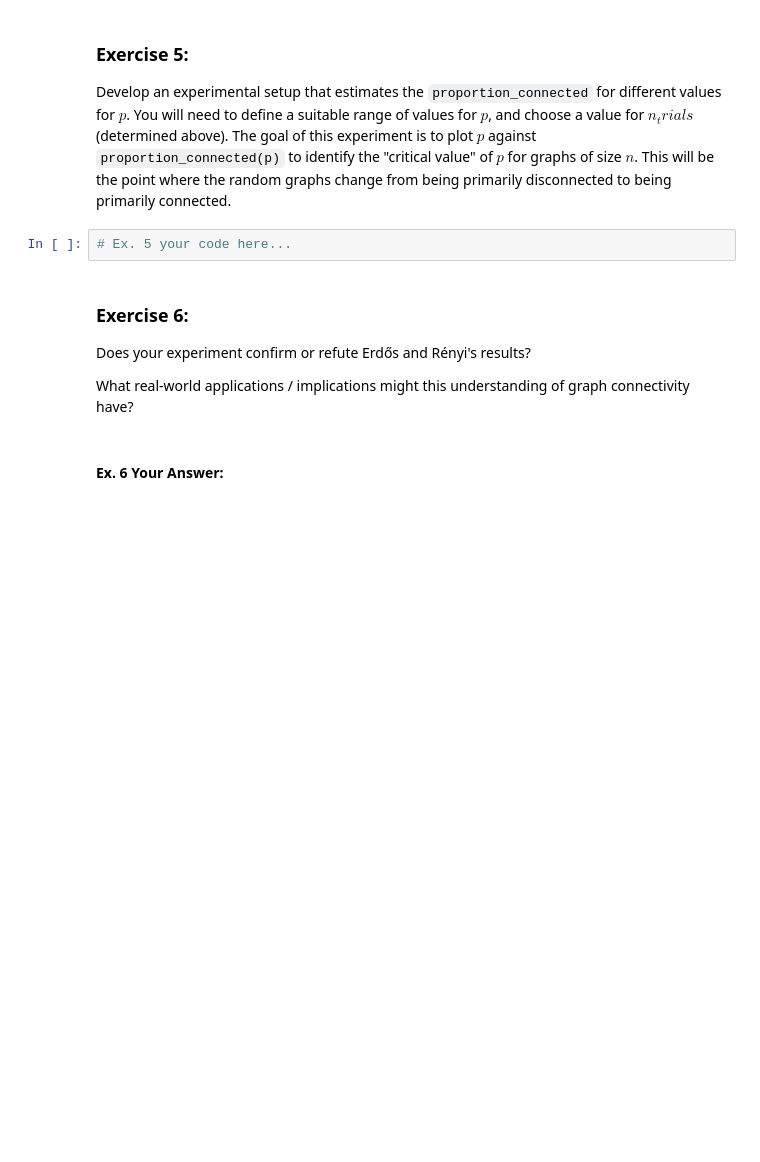
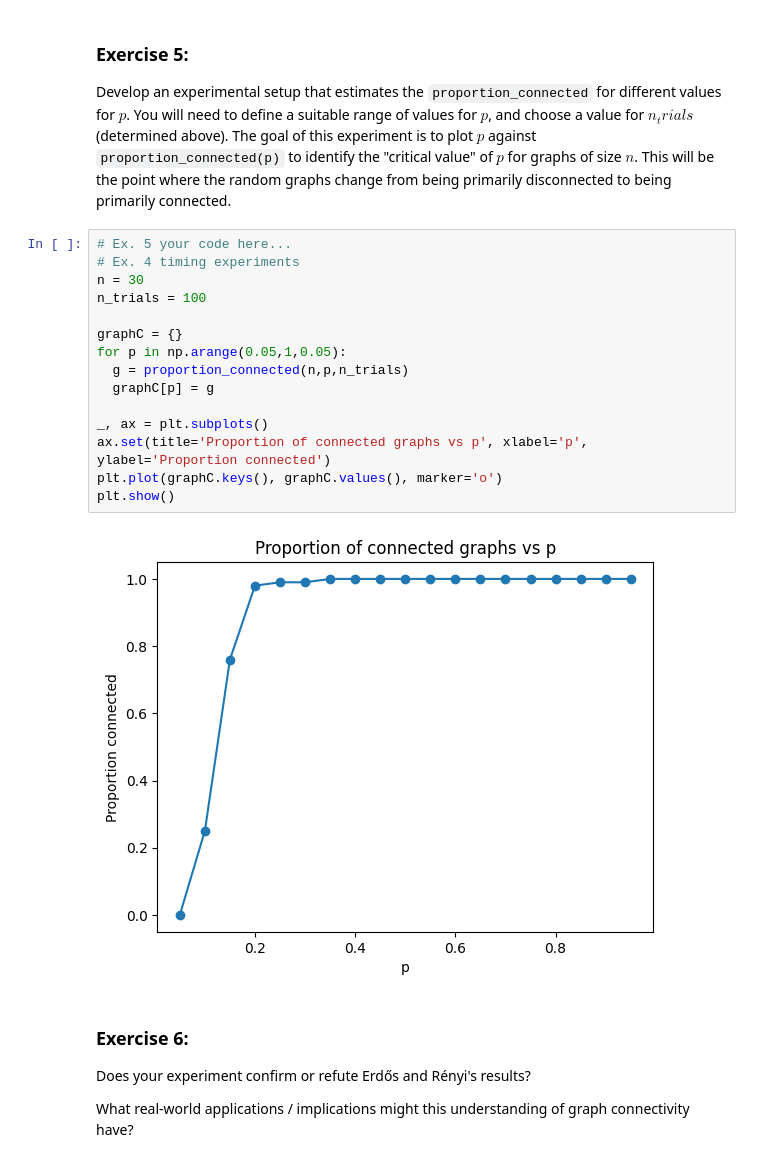
Before and after one commit to harjashanhub/cap-comp215, a Jupyter notebook: labs/lab04-graphs.ipynb, the cells around one changed output. Cells and saved outputs as stored; diff of their text form; blank space fills up the shorter version.

```diff
--- a/labs/lab04-graphs.ipynb
+++ b/labs/lab04-graphs.ipynb
@@ -212,12 +228,25 @@ f'Erdős and Rényi predict the critical value of p for graphs of size {n} = {ma
 Develop an experimental setup that estimates the `proportion_connected` for different values for $p$.
 You will need to define a suitable range of values for $p$, and choose a value for $n_trials$ (determined above).
 The goal of this experiment is to plot $p$ against `proportion_connected(p)` to identify the "critical value" of $p$ for graphs of size $n$.  This will be the point where the random graphs change from being primarily disconnected to being primarily connected.
-# %%
-# Ex. 5 your code here...
+# %%
+# Ex. 5 your code here...
+# Ex. 4 timing experiments
+n = 30
+n_trials = 100
+
+graphC = {}
+for p in np.arange(0.05,1,0.05):
+  g = proportion_connected(n,p,n_trials)
+  graphC[p] = g
+
+_, ax = plt.subplots()
+ax.set(title='Proportion of connected graphs vs p', xlabel='p', ylabel='Proportion connected')
+plt.plot(graphC.keys(), graphC.values(), marker='o')
+plt.show()
+# %% [output]
+[figure, added]
 # %% [markdown]
 ### Exercise 6:
 Does your experiment confirm or refute Erdős and Rényi's results?
 
 What real-world applications / implications might this understanding of graph connectivity have?
-# %% [markdown]
-#### Ex. 6 Your Answer:
```
Also changed, not shown: parts of 8 cells of this notebook.
